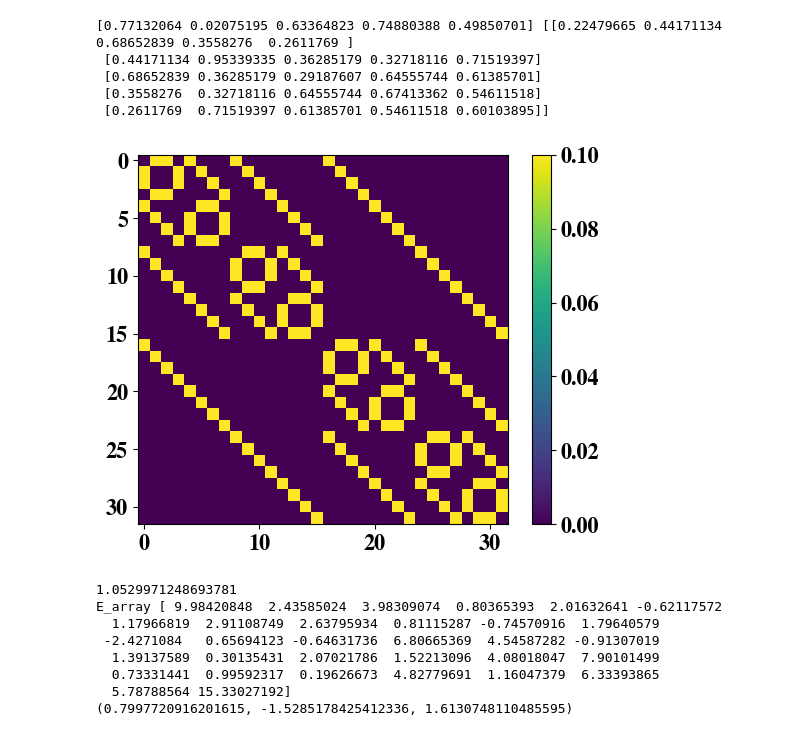
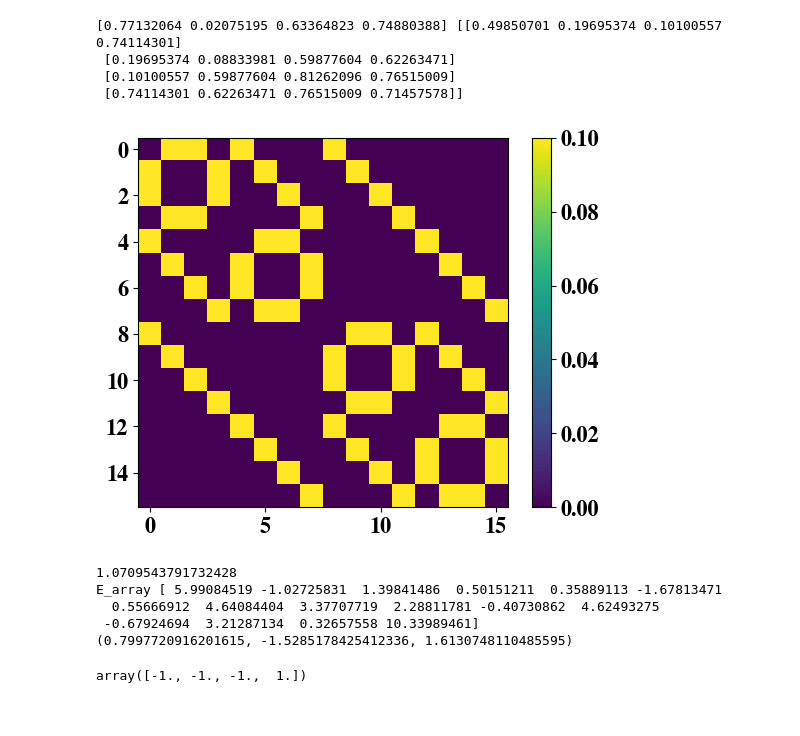
Before and after one commit to vinitX/Quantum-Sampling, a Jupyter notebook: New_MCMC_proposals.ipynb, the cells around one changed output. Saved outputs shown, nothing was run; the diff lists cells and outputs as text; code cells hidden in the pictures.

Commit message:
sample circuits

```diff
--- a/New_MCMC_proposals.ipynb
+++ b/New_MCMC_proposals.ipynb
@@ -298,22 +204,46 @@ class All_proposals:
         return Transition_mat
 
     ''' We don't need to store transition matrix to generate trajectories. But it proves to be more efficient when working on a classical simulator as it stores all the possible transitions at once, instead of running quantum circuit multiple times.'''
-    def generate_MCMC_trajectories(self, starting_config:np.ndarray, transition_matrix=None):
-        if transition_matrix == None:
+    def generate_MCMC_trajectories(self, init_config:np.ndarray, transition_matrix=[]):
+        if len(transition_matrix) == 0:
+            N = self.no_spins
             alpha = self.computing_norm_ratio()
             #time_array, time_delta_step = self.scalar_time_sampling(sampling_type="discrete")
-            time_delta_step = 0.5
+            time_delta = 0.5
             #gamma_array, gamma_step = self.scalar_gamma_sampling(sampling_type="discrete")
             gamma = 0.42
             time = 12
 
-            final_config = self.Trotter_circuit(Trotter_repeat_length=int(time/time_delta_step), alpha=alpha,
-                                           gamma=gamma,time_delta=time_delta_step,initial_config=starting_config)
+            k=int(time/time_delta)
 
-            return final_config
+            l = self.model_instance_one_body
+            J = np.reshape(self.model_instance_two_body, -1)
+
+            angle_list = []
+            for qubit in range(N):
+                coeff = -alpha*(1-gamma)*l[N-1-qubit]
+                one_body_Ham = gamma * spin.x(0) + coeff * spin.z(0)
+                angle_list.append(list(Euler_angle_decomposition(scipy.linalg.expm(-1.0j*time_delta*one_body_Ham.to_matrix()))))   # always 2*2 so no problem of exponentiation, storage
+
+            theta = np.zeros(N)
+            phi = np.zeros(N)
+            lam = np.zeros(N)
+            for qubit in range(N):
+                theta[qubit], phi[qubit], lam[qubit] = angle_list[qubit]
+
+            counts = cudaq.sample(Trotter_circuit, N, k, alpha, gamma, time_delta, theta, phi, lam, J, init_config, shots_count=1)
+            #counts = Trotter_circuit_builder(N, k, alpha, gamma, time_delta, theta, phi, lam, J, init_config, shots_count=1)
+
+            for key, value in counts.items():
+                if value == 1:
+                    final_config = key
+
+            res = [1.0 if s == '1' else -1.0 for s in final_config]
+
+            return np.array(res)
 
         else:
-            number_starting_config = self.get_spinconfig_to_int(starting_config)
+            number_starting_config = self.get_spinconfig_to_int(init_config)
             #This function given a transition matrix (local, uniform, quantum, Haar) anything..can choose a configuration with the prob given along rows of transition matrix
             number_chosen = np.random.choice(np.arange(2**self.no_spins), p=transition_matrix[:,number_starting_config])
             return self.get_int_to_spinconfig(number_chosen, self.no_spins)
@@ -516,5 +503,5 @@ abs spectral gap of quantum T matrix 0.1390900548738142
 # %%
-n=no_spins=5
+n=no_spins=4
 seed=10
 np.random.seed(seed)
 inverse_temp=beta=1.0
@@ -531,45 +518,41 @@ H = np.array(H.to_matrix())
 np.fill_diagonal(H, 0)
 
 plt.imshow(np.real(H))
 plt.colorbar()
 plt.show()
 
 alpha = Proposal_object.computing_norm_ratio()
 print(alpha)
 # print(Proposal_object.scalar_gamma_sampling(gamma_limits=(0.25,0.6), seed=10, sampling_type="continuous"))
 # print(Proposal_object.scalar_gamma_sampling(gamma_limits=(0.25,0.6), seed=10, sampling_type="discrete"))
 # print(Proposal_object.scalar_time_sampling(time_limits=(4,20), seed=10, time_delta=0.5, sampling_type="continuous"))
 # print(Proposal_object.scalar_time_sampling(time_limits=(4,20), seed=10, time_delta=0.5, sampling_type="discrete"))
 
 print("E_array",Proposal_object.get_energy_array().Energy_array)
 
 mat = 0.5 * spin.x(0) + 0.05 * spin.z(0)
 mat = np.array(mat.to_matrix())
-print(Proposal_object.Euler_angle_decomposition(scipy.linalg.expm(-1.0j*0.8*mat)))
+print(Euler_angle_decomposition(scipy.linalg.expm(-1.0j*0.8*mat)))
 
 #circuit = Proposal_object.Trotter_circuit(Trotter_repeat_length=6, alpha=alpha, gamma=0.1, time_delta=0.8, initial_config=None)
 # circuit = QuantumCircuit(5, 1)
 # circuit = Proposal_object.two_qubit_gate(circuit, angle=0.1, qubit_1=2, qubit_2=4, mode="CNOT_decomposition")
 #circuit.draw("mpl")
 Local_prop=Proposal_object.get_local_proposal_matrix()
 #print(Proposal_object.get_quantum_circuit_proposal_matrix(mode="Exact-no Trotter error/no Sampling error"))
 #print(Proposal_object.get_Haar_random_proposal_matrix())
 # print(Proposal_object.get_int_to_spinconfig(2,4))
 # print(Proposal_object.get_spinconfig_to_int([1,-1,1,-1]))
 # print(Proposal_object.get_hamming_dist([1,-1,1,-1], [1,-1,-1,-1]))
 # print(Proposal_object.get_transition_matrix_from_proposal(Local_prop, acceptance_criteria='metropolis'))
 # %% [output]
-[0.77132064 0.02075195 0.63364823 0.74880388 0.49850701] [[0.22479665 0.44171134 0.68652839 0.3558276  0.2611769 ]
- [0.44171134 0.95339335 0.36285179 0.32718116 0.71519397]
- [0.68652839 0.36285179 0.29187607 0.64555744 0.61385701]
- [0.3558276  0.32718116 0.64555744 0.67413362 0.54611518]
- [0.2611769  0.71519397 0.61385701 0.54611518 0.60103895]]
+[0.77132064 0.02075195 0.63364823 0.74880388] [[0.49850701 0.19695374 0.10100557 0.74114301]
+ [0.19695374 0.08833981 0.59877604 0.62263471]
+ [0.10100557 0.59877604 0.81262096 0.76515009]
+ [0.74114301 0.62263471 0.76515009 0.71457578]]
-[figure, old version]
+[figure, new version]
-1.0529971248693781
-E_array [ 9.98420848  2.43585024  3.98309074  0.80365393  2.01632641 -0.62117572
-  1.17966819  2.91108749  2.63795934  0.81115287 -0.74570916  1.79640579
- -2.4271084   0.65694123 -0.64631736  6.80665369  4.54587282 -0.91307019
-  1.39137589  0.30135431  2.07021786  1.52213096  4.08018047  7.90101499
-  0.73331441  0.99592317  0.19626673  4.82779691  1.16047379  6.33393865
-  5.78788564 15.33027192]
+1.0709543791732428
+E_array [ 5.99084519 -1.02725831  1.39841486  0.50151211  0.35889113 -1.67813471
+  0.55666912  4.64084404  3.37707719  2.28811781 -0.40730862  4.62493275
+ -0.67924694  3.21287134  0.32657558 10.33989461]
 (0.7997720916201615, -1.5285178425412336, 1.6130748110485595)
@@ -575,0 +562,4 @@ E_array [ 9.98420848  2.43585024  3.98309074  0.80365393  2.01632641 -0.62117572
+# %%
+final_conf
+# %% [output]
+array([-1., -1., -1.,  1.])
```
Also changed, not shown: parts of 15 cells of this notebook, 8 other files.
